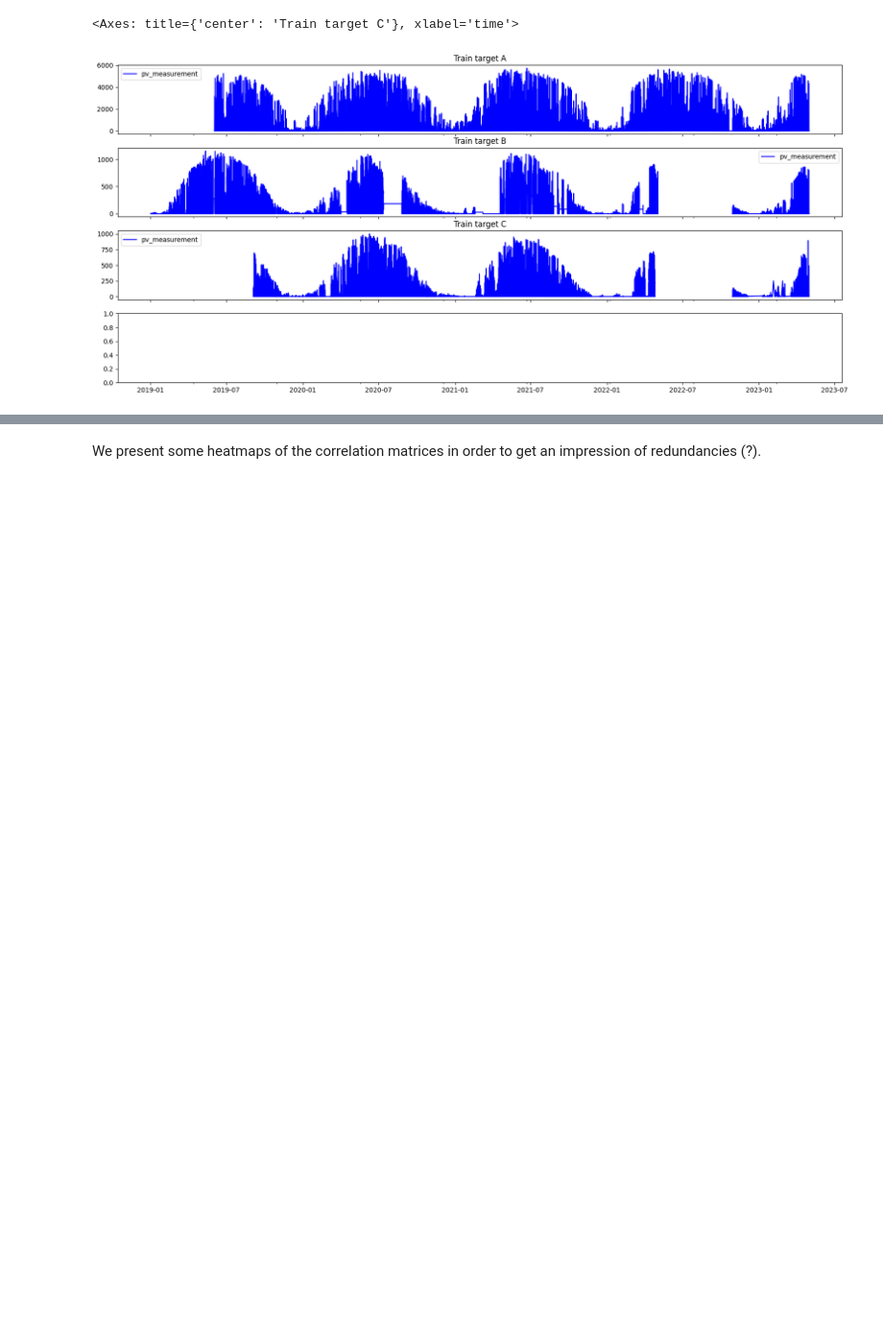
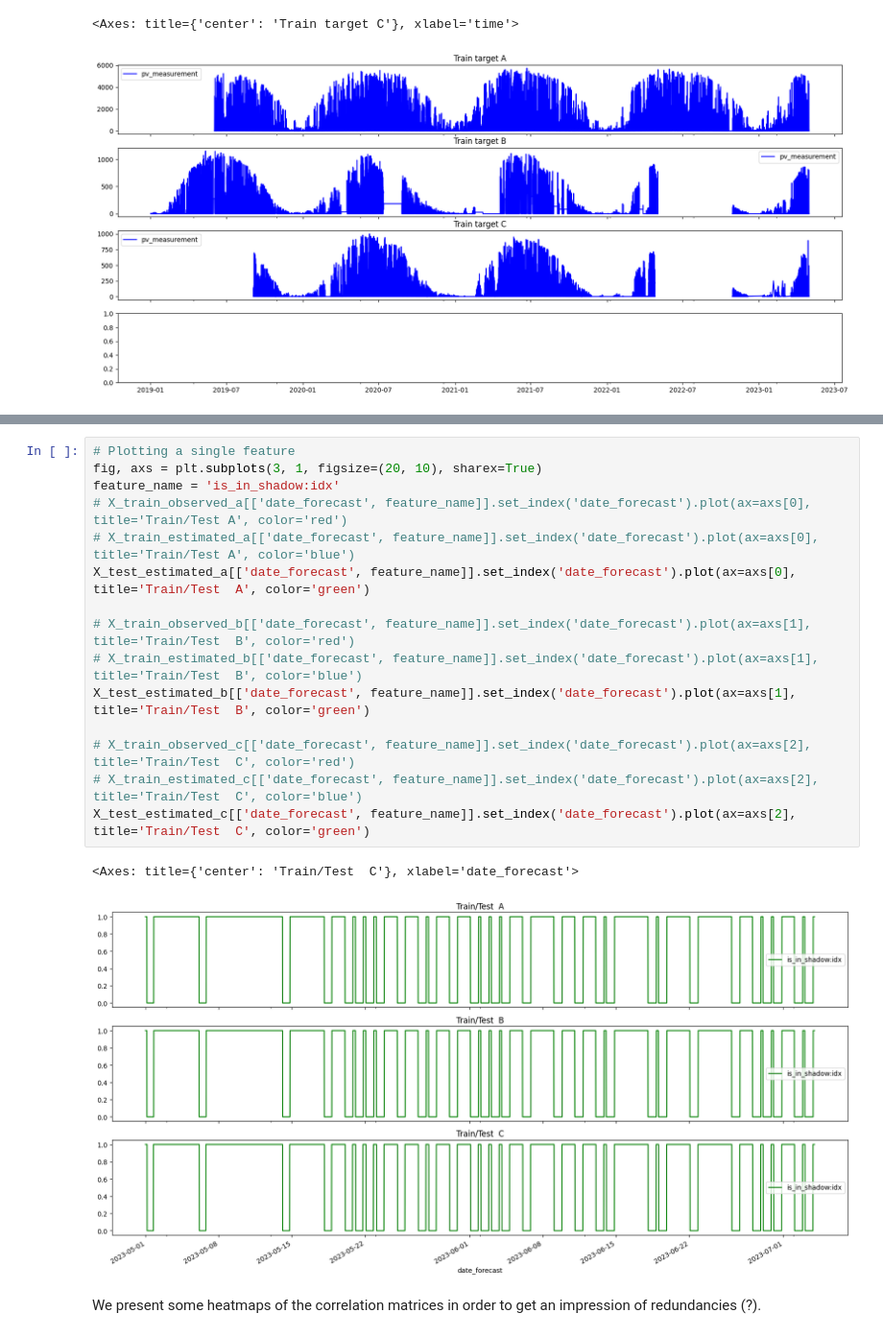
Before and after one commit to Bergschtein/Solar-Energy-Prediction, a Jupyter notebook: long.ipynb, the cells around one changed output, grey strips where cells are left out. Shown at 96% size. Saved outputs shown, nothing was run; the diff lists cells and outputs as text; blank space fills up the shorter version.

```diff
--- a/long.ipynb
+++ b/long.ipynb
@@ -181,3 +181,21 @@ X_train_observed_c[['date_forecast', feature_name]].set_index('date_forecast').p
+# %%
+# Plotting a single feature
+fig, axs = plt.subplots(3, 1, figsize=(20, 10), sharex=True)
+feature_name = 'is_in_shadow:idx'
+# X_train_observed_a[['date_forecast', feature_name]].set_index('date_forecast').plot(ax=axs[0], title='Train/Test A', color='red')
+# X_train_estimated_a[['date_forecast', feature_name]].set_index('date_forecast').plot(ax=axs[0], title='Train/Test A', color='blue')
+X_test_estimated_a[['date_forecast', feature_name]].set_index('date_forecast').plot(ax=axs[0], title='Train/Test  A', color='green')
+
+# X_train_observed_b[['date_forecast', feature_name]].set_index('date_forecast').plot(ax=axs[1], title='Train/Test  B', color='red')
+# X_train_estimated_b[['date_forecast', feature_name]].set_index('date_forecast').plot(ax=axs[1], title='Train/Test  B', color='blue')
+X_test_estimated_b[['date_forecast', feature_name]].set_index('date_forecast').plot(ax=axs[1], title='Train/Test  B', color='green')
+
+# X_train_observed_c[['date_forecast', feature_name]].set_index('date_forecast').plot(ax=axs[2], title='Train/Test  C', color='red')
+# X_train_estimated_c[['date_forecast', feature_name]].set_index('date_forecast').plot(ax=axs[2], title='Train/Test  C', color='blue')
+X_test_estimated_c[['date_forecast', feature_name]].set_index('date_forecast').plot(ax=axs[2], title='Train/Test  C', color='green')
+# %% [output]
+<Axes: title={'center': 'Train/Test  C'}, xlabel='date_forecast'>
+[figure, added]
 # %% [markdown]
 We present some heatmaps of the correlation matrices in order to get an impression of redundancies (?).
 # %%
```
Also changed, not shown: parts of 1 cell of this notebook, 8 other files.
